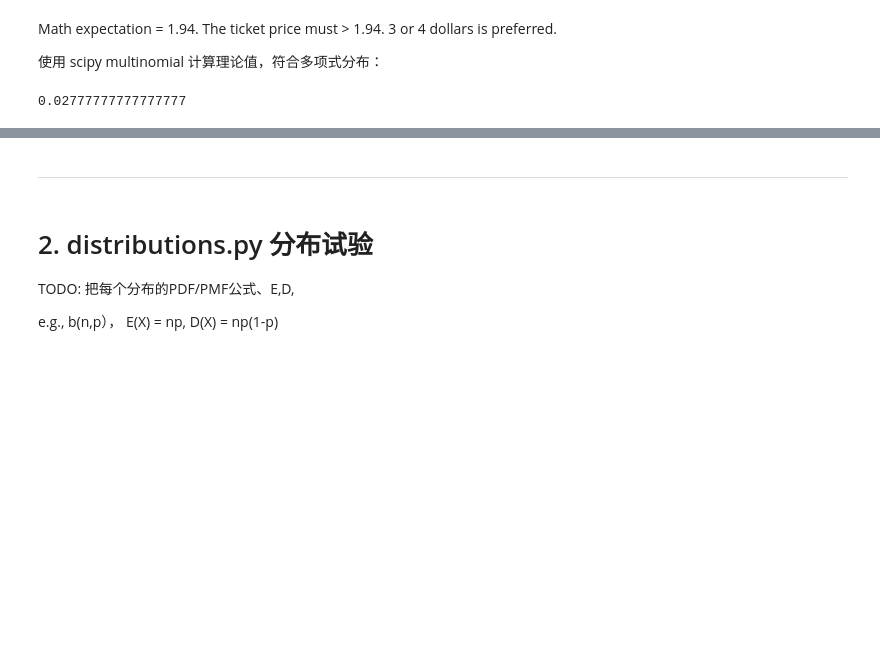
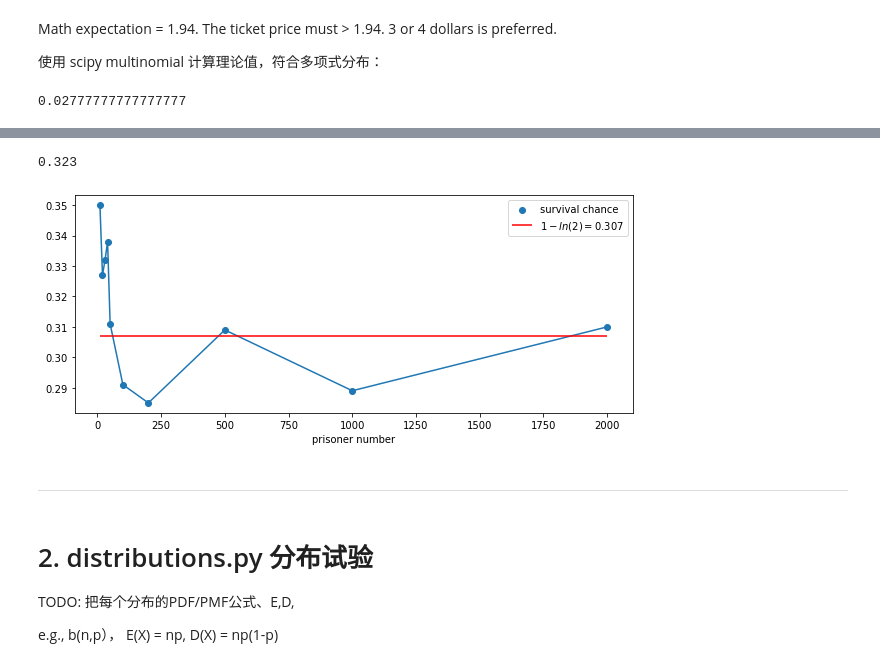
Before and after one commit to zhangys11/mc, a Jupyter notebook: demo.ipynb, the cells around one changed output, grey strips where cells are left out. Saved outputs shown, nothing was run; the diff lists cells and outputs as text; code cells hidden in the pictures; blank space fills up the shorter version.

Commit message:
prisoners and cochrane q

```diff
--- a/demo.ipynb
+++ b/demo.ipynb
@@ -105,3 +119,11 @@ rv.pmf([1, 1, 1, 0, 0, 0]) # 123 或 456 的情况
+# %%
+prisoners(n = 100, N = 1000)
+# %% [output]
+0.323
+# %%
+prisoners_limit() # there is still noticeable fluctuations. users may try much bigger N to get stable result, but beware the run time may explode.
+# %% [output]
+[figure, added]
 # %% [markdown]
 <hr/>
 # %% [markdown]
```
Also changed, not shown: parts of 4 cells of this notebook, 2 other files.
